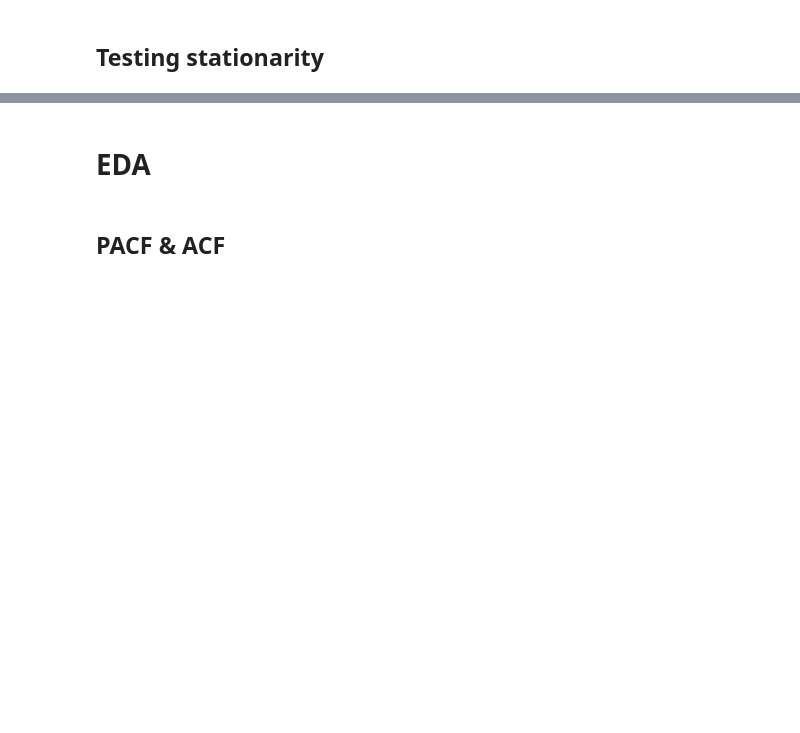
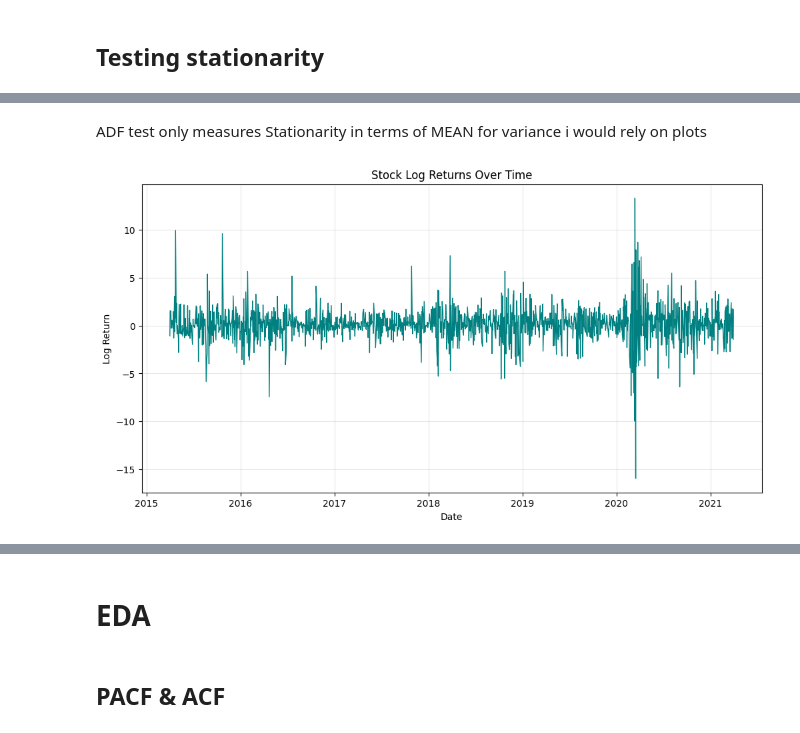
Before and after one commit to Kedar154/AI-Driven-Stock-Market-Intelligence, a Jupyter notebook: ARIMA_GARCH_RF(5).ipynb, the cells around one changed output, grey strips where cells are left out. Drawn from its saved outputs; the diff is of its cells as text; code cells hidden in the pictures; blank space fills up the shorter version.

```diff
--- a/ARIMA_GARCH_RF(5).ipynb
+++ b/ARIMA_GARCH_RF(5).ipynb
@@ -142,0 +177,15 @@ ADF P-value: 2.4043064867035405e-20
+# %% [markdown]
+ADF test only measures Stationarity in terms of MEAN for variance i would rely on plots
+# %%
+plt.figure(figsize=(12, 6))
+plt.plot(stock.index, stock['log_return'], color='teal', linewidth=1)
+
+# Adding labels for clarity
+plt.title('Stock Log Returns Over Time')
+plt.xlabel('Date')
+plt.ylabel('Log Return')
+plt.grid(True, alpha=0.3)
+
+plt.show()
+# %% [output]
+[figure, added]
```
Also changed, not shown: parts of 77 cells of this notebook.
